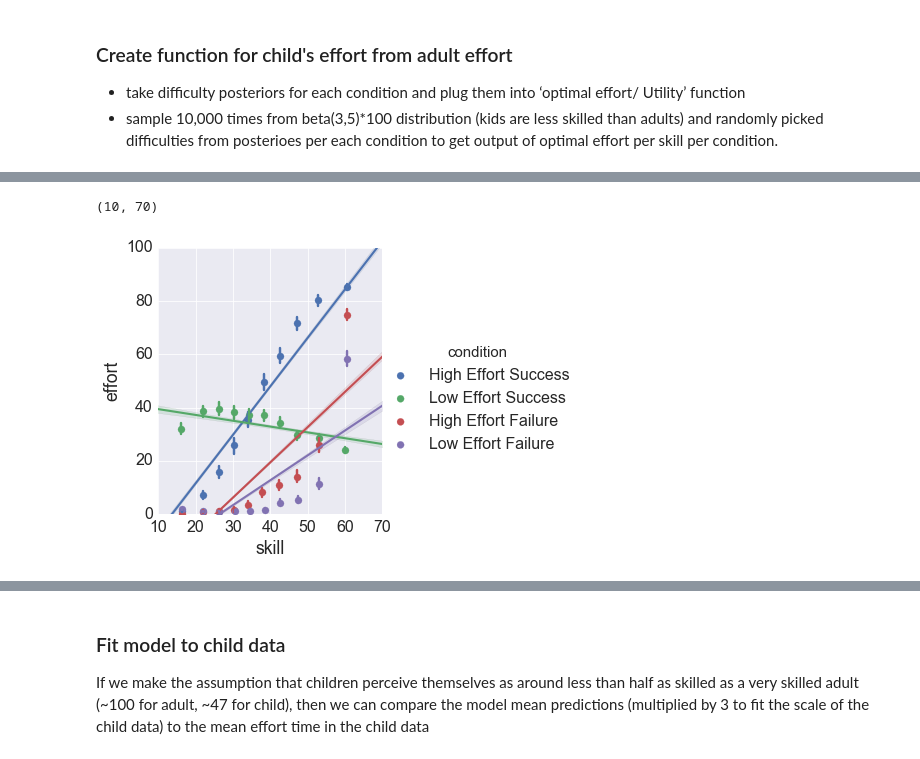
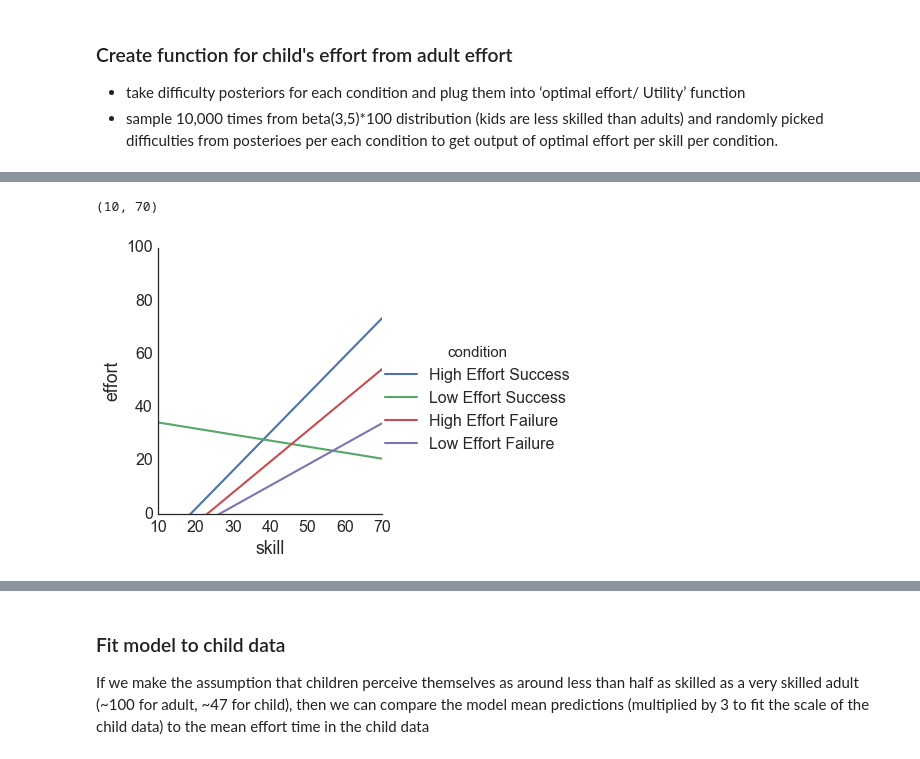
Before and after one commit to jlnrd/Effort, a Jupyter notebook: Effort_cogsci_2017.ipynb, the cells around one changed output, grey strips where cells are left out. Cells and saved outputs as stored; diff of their text form; code cells hidden in the pictures.

```diff
--- a/Effort_cogsci_2017.ipynb
+++ b/Effort_cogsci_2017.ipynb
@@ -29,8 +13,8 @@ For our four conditions, here are some values that we used
 def prob_reward(e,diff,skill): #model for success
     #f = (e * skill) / diff #skill and effort are not independent
     b=.06 #controls slope - was .5
-    a=40 #was 30
-    c=.1
+    a=60 #was 30
+    c=0
     #a = 1
     #b = 0.05
     #c = 0
@@ -129,8 +112,6 @@ Goal: create utility values for each value of effort given four conditions of sk
 * reward =30 (arbitrary value)
 * To build these posteriors, we sampled from our distributions of skill and difficulty, and if, for example, success= true (set as > .75 here) and effort = high (set at >70 here), we saved those values of difficulty and skill into posteriors for the condition ‘high effort success’
 # %%
-reward = 1
-cost = .005
 threshold = 70
 #MAKE INTO DIC
 sampled_skill_high = list()
@@ -149,19 +130,15 @@ for _ in xrange(10000):
     skill = np.random.beta(5,3)*100 #skill is a beta function
     #diff = np.random.uniform(1,30)
     diff = np.random.beta(.3,.3)*100 #difficulty is a beta function
-    #effort,_,_=get_effort(reward, cost, diff*(min(np.random.normal(0.5,1), 1)), skill) #random noise on diff
-    effort,_,_=get_effort(reward, cost, diff+(min(np.random.normal(0.5,1), 1)), skill) #julian -add noise
-    #effort,_,_=get_effort(reward, cost, diff, skill)
+    effort,_,_= get_effort(REWARD, COST, diff, skill)
     high_effort = effort>threshold
     low_effort=effort<threshold
-    #num=np.random.random()
-    num = .75
+    num=np.random.random()
+#     num = .75
     success=prob_reward(effort,diff,skill)>num #output values where high effort and success are true
     fail=prob_reward(effort,diff,skill)<num
 
-    #success = prob_reward(effort,diff,skill) > np.random.random()
-    #fail = 1 - success
-    ## trying to take out parameter of num
+    # trying to take out parameter of num
 
     diff_samp.append(diff)
     skill_samp.append(skill)
@@ -261,8 +252,7 @@ def get_your_effort(reward, cost, diff):  #model for planning. Takes in diff, sk
     for i in xrange(10000):
         s = np.random.beta(3,5)*100
         d = np.random.choice(diff)
-        effort,_,_=get_effort(reward, cost, d+(min(np.random.normal(0,1)+.5, 1)), s) #noise on d
-        #effort,_,_=get_effort(reward, cost, d, s)
+        effort,_,_=get_effort(reward, cost, d, s)
         sampled_effort.append(effort)
         sampled_skill.append(s)
 
@@ -284,14 +272,13 @@ plt.ylim([0,100])
 # %%
-reward = 1
-cost = 0.005
+
 diff =  sampled_diff_high
-effort_high_success,skill_high_success = get_your_effort(reward,cost,diff) #used to be c=.1
+effort_high_success,skill_high_success = get_your_effort(REWARD,COST,diff) #used to be c=.1
 diff =  sampled_diff_low
-effort_low_success,skill_low_success = get_your_effort(reward,cost,diff) #used to be c=.1
+effort_low_success,skill_low_success = get_your_effort(REWARD,COST,diff) #used to be c=.1
 diff =  sampled_diff_high_fail
-effort_high_fail,skill_high_fail = get_your_effort(reward,cost,diff) #used to be c=.1
+effort_high_fail,skill_high_fail = get_your_effort(REWARD,COST,diff) #used to be c=.1
 diff =  sampled_diff_low_fail
-effort_low_fail,skill_low_fail = get_your_effort(reward,cost,diff) #used to be c=.1
+effort_low_fail,skill_low_fail = get_your_effort(REWARD,COST,diff) #used to be c=.1
 # %%
 sns.regplot(np.array(skill_high_success), np.array(effort_high_success), x_bins=10)
 plt.xlabel('skill')
@@ -326,5 +313,4 @@ plt.show()
 # %%
-#export data for external plotting
 df = []
 for s, e in zip(skill_high_success, effort_high_success):
     df.append({
@@ -333,32 +319,32 @@ for s, e in zip(skill_high_success, effort_high_success):
             'condition':'High Effort Success'
         })
 
 for s, e in zip(skill_low_success, effort_low_success):
     df.append({
             'skill':s,
             'effort':e,
             'condition':'Low Effort Success'
         })
 
 for s, e in zip(skill_high_fail, effort_high_fail):
     df.append({
             'skill':s,
             'effort':e,
             'condition':'High Effort Failure'
         })
 
 for s, e in zip(skill_low_fail, effort_low_fail):
     df.append({
             'skill':s,
             'effort':e,
             'condition':'Low Effort Failure'
         })
 
 df = pd.DataFrame(df)
 
-sns.lmplot(x="skill", y="effort", hue="condition", data=df, x_bins=10)
+sns.lmplot(x="skill", y="effort", hue="condition", data=df, scatter=False, ci=None)
 plt.ylim([0,100])
 plt.xlim([10,70])
 # %% [output]
 (10, 70)
-[figure, old version]
+[figure, new version]
```
Also changed, not shown: parts of 16 cells of this notebook, 1 other file.
